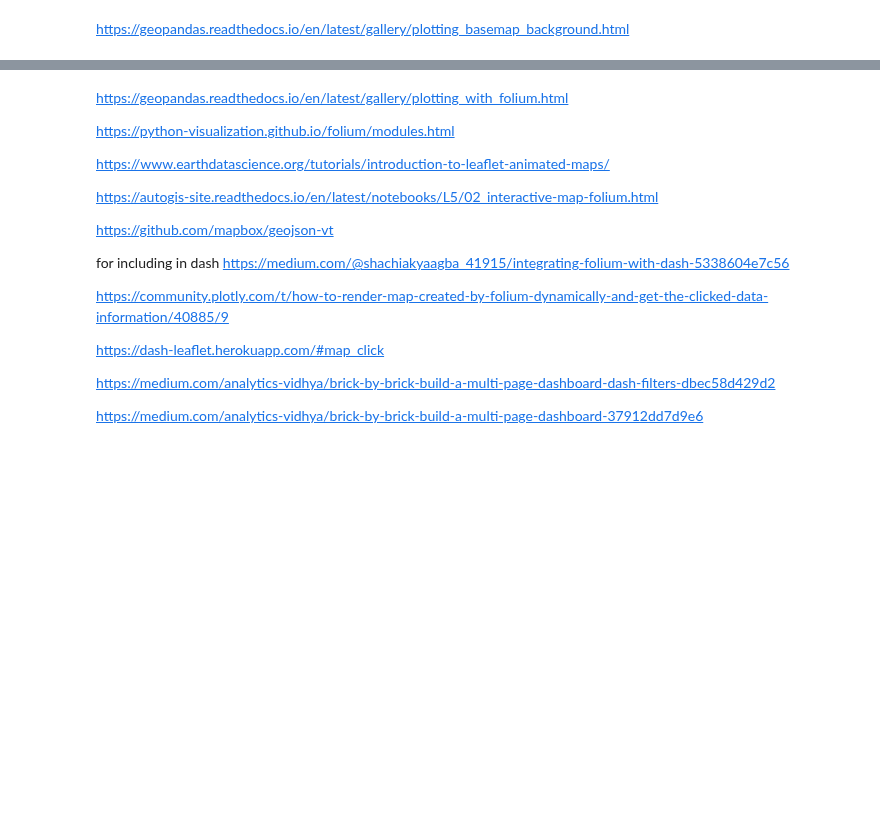
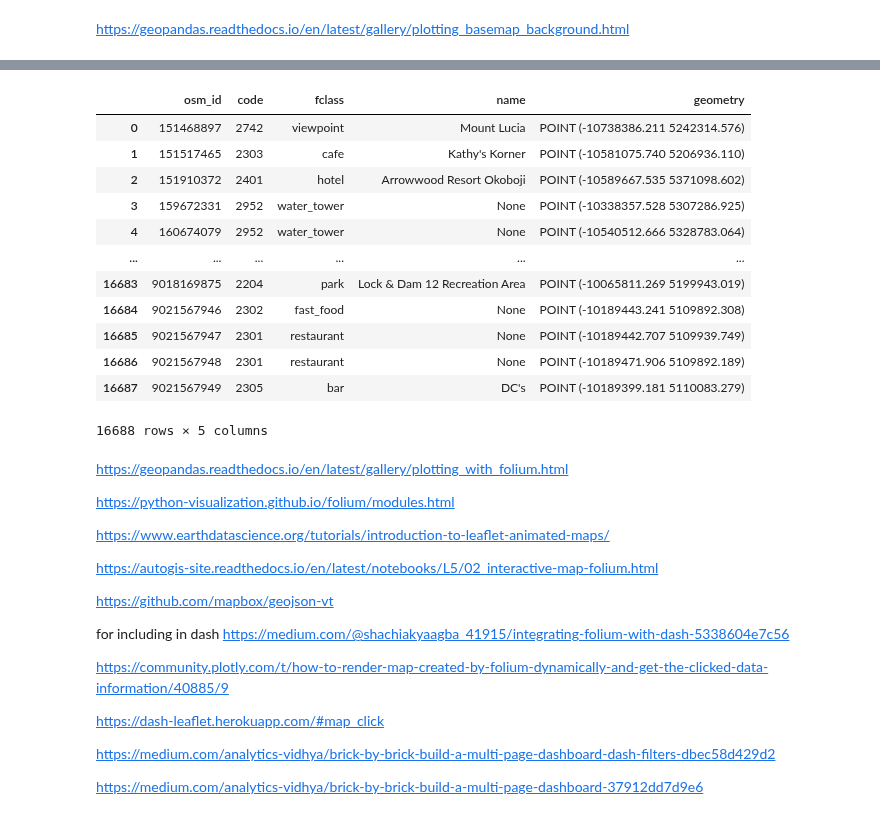
Before and after one commit to kiwymic/operation_goldfish-1, a Jupyter notebook: Oren/06_Mapping_and_Playing.ipynb, the cells around one changed output, grey strips where cells are left out. Cells and saved outputs as stored; diff of their text form; code cells hidden in the pictures; blank space fills up the shorter version.

```diff
--- a/Oren/06_Mapping_and_Playing.ipynb
+++ b/Oren/06_Mapping_and_Playing.ipynb
@@ -36,8 +50,23 @@ gis_buildings
 gis_osm_poi = gpd.read_file('../GeoJsonFiles/iowa-latest-free/gis_osm_pois_free_1.shp')
 poi_crs = gis_osm_poi.to_crs(epsg=3857)
 # %%
+gis_osm_poi
+# poi_crs['fclass'].unique()
 poi_crs
-poi_crs['fclass'].unique()
+# %% [output]
+|  | osm_id | code | fclass | name | geometry |
+| 0 | 151468897 | 2742 | viewpoint | Mount Lucia | POINT (-10738386.211 5242314.576) |
+| 1 | 151517465 | 2303 | cafe | Kathy's Korner | POINT (-10581075.740 5206936.110) |
+| 2 | 151910372 | 2401 | hotel | Arrowwood Resort Okoboji | POINT (-10589667.535 5371098.602) |
+| 3 | 159672331 | 2952 | water_tower | None | POINT (-10338357.528 5307286.925) |
+| 4 | 160674079 | 2952 | water_tower | None | POINT (-10540512.666 5328783.064) |
+| ... | ... | ... | ... | ... | ... |
+| 16683 | 9018169875 | 2204 | park | Lock & Dam 12 Recreation Area | POINT (-10065811.269 5199943.019) |
+| 16684 | 9021567946 | 2302 | fast_food | None | POINT (-10189443.241 5109892.308) |
+| 16685 | 9021567947 | 2301 | restaurant | None | POINT (-10189442.707 5109939.749) |
+| 16686 | 9021567948 | 2301 | restaurant | None | POINT (-10189471.906 5109892.189) |
+| 16687 | 9021567949 | 2305 | bar | DC's | POINT (-10189399.181 5110083.279) |
+16688 rows × 5 columns
 # %%
 ### CHURCHES
 # gis_osm_pofw = gpd.read_file('../GeoJsonFiles/iowa-latest-free/gis_osm_pofw_free_1.shp')
```
Also changed, not shown: parts of 7 cells of this notebook.
